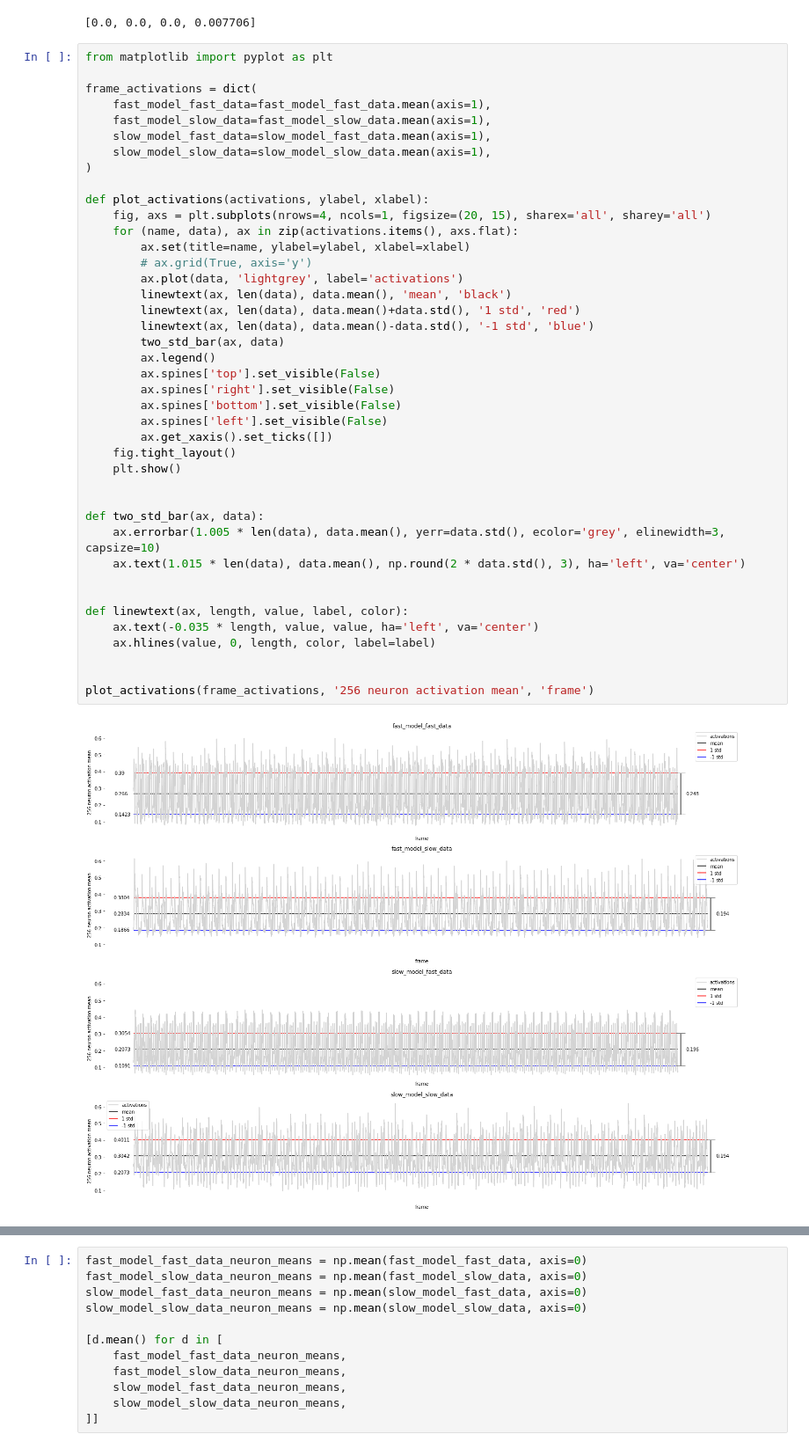
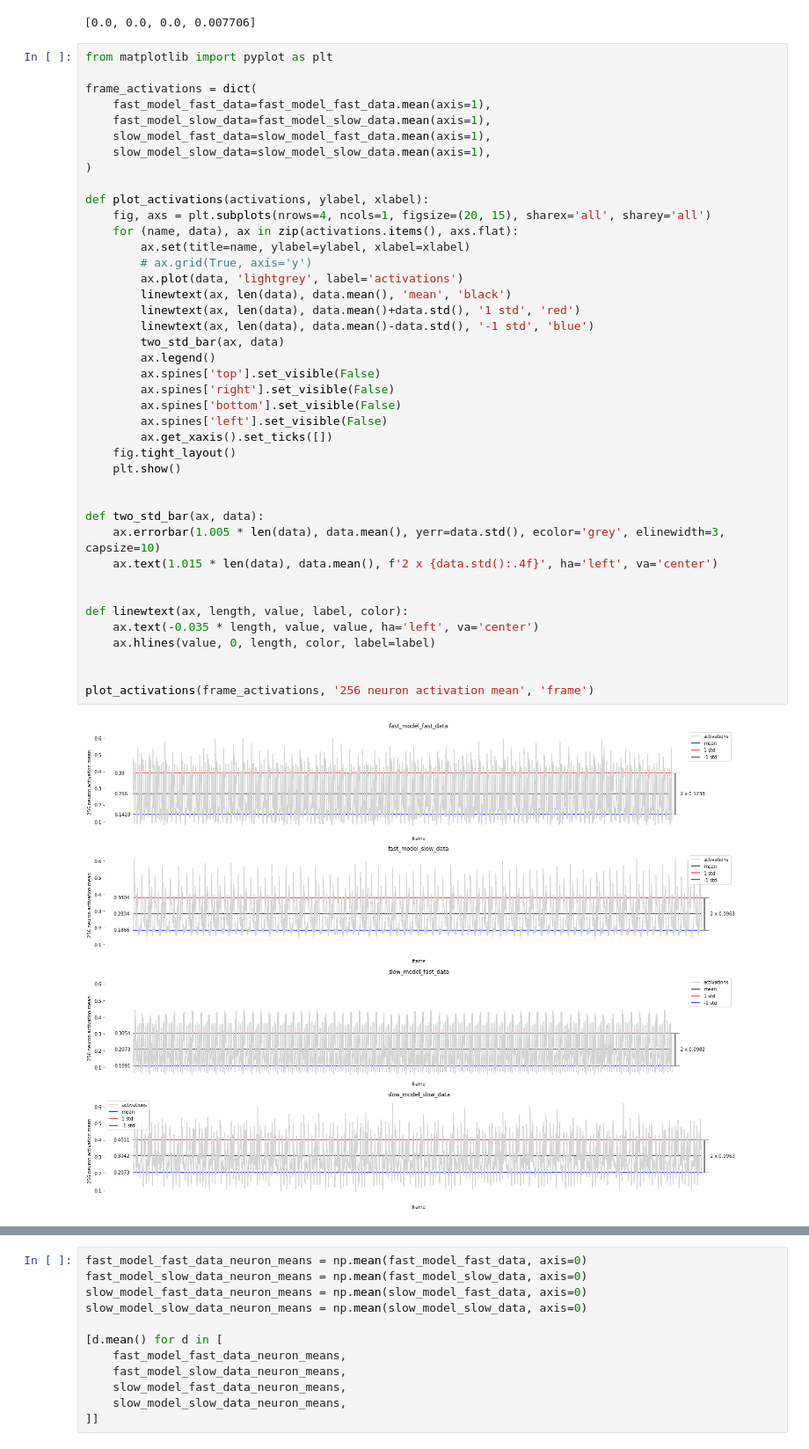
Before and after one commit to kristjanr/dat-sci-master-thesis, a Jupyter notebook: ood/AnalyzeOOD.ipynb, the cells around one changed output, grey strips where cells are left out. Shown at 88% size. Saved outputs shown, nothing was run; the diff lists cells and outputs as text.

```diff
--- a/ood/AnalyzeOOD.ipynb
+++ b/ood/AnalyzeOOD.ipynb
@@ -43,32 +43,32 @@ def plot_activations(activations, ylabel, xlabel):
     fig, axs = plt.subplots(nrows=4, ncols=1, figsize=(20, 15), sharex='all', sharey='all')
     for (name, data), ax in zip(activations.items(), axs.flat):
         ax.set(title=name, ylabel=ylabel, xlabel=xlabel)
         # ax.grid(True, axis='y')
         ax.plot(data, 'lightgrey', label='activations')
         linewtext(ax, len(data), data.mean(), 'mean', 'black')
         linewtext(ax, len(data), data.mean()+data.std(), '1 std', 'red')
         linewtext(ax, len(data), data.mean()-data.std(), '-1 std', 'blue')
         two_std_bar(ax, data)
         ax.legend()
         ax.spines['top'].set_visible(False)
         ax.spines['right'].set_visible(False)
         ax.spines['bottom'].set_visible(False)
         ax.spines['left'].set_visible(False)
         ax.get_xaxis().set_ticks([])
     fig.tight_layout()
     plt.show()
 
 
 def two_std_bar(ax, data):
     ax.errorbar(1.005 * len(data), data.mean(), yerr=data.std(), ecolor='grey', elinewidth=3, capsize=10)
-    ax.text(1.015 * len(data), data.mean(), np.round(2 * data.std(), 3), ha='left', va='center')
+    ax.text(1.015 * len(data), data.mean(), f'2 x {data.std():.4f}', ha='left', va='center')
 
 
 def linewtext(ax, length, value, label, color):
     ax.text(-0.035 * length, value, value, ha='left', va='center')
     ax.hlines(value, 0, length, color, label=label)
 
 
 plot_activations(frame_activations, '256 neuron activation mean', 'frame')
 # %% [output]
-[figure, old version]
+[figure, new version]
```
Also changed, not shown: parts of 6 cells of this notebook.
